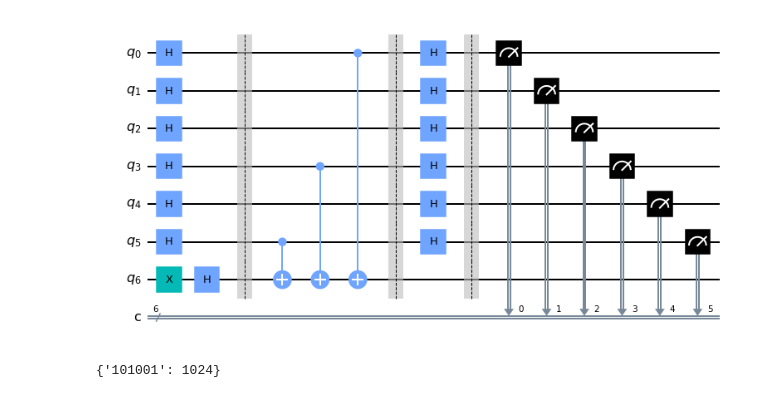
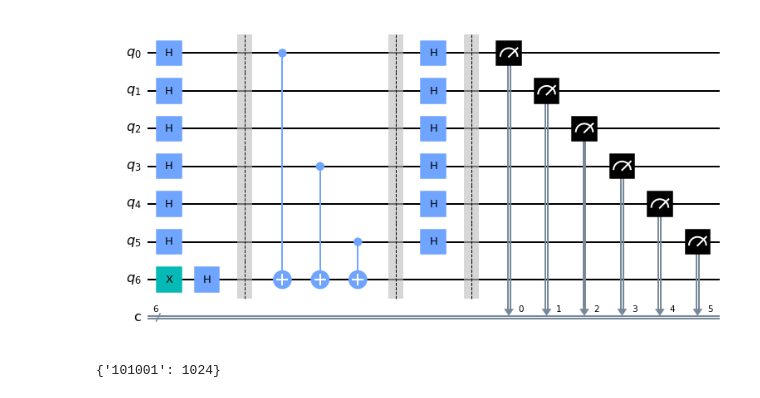
Before and after one commit to hmasum52/quantum-coding, a Jupyter notebook: qp-tutorial/coding-wth-qiskit/bernsein-varzirani.ipynb, the cells around one changed output. Cells and saved outputs as stored; diff of their text form; code cells hidden in the pictures.

```diff
--- a/qp-tutorial/coding-wth-qiskit/bernsein-varzirani.ipynb
+++ b/qp-tutorial/coding-wth-qiskit/bernsein-varzirani.ipynb
@@ -5,30 +7,42 @@ from qiskit.tools.visualization import *
 # %%
 secretnumber = '101001'
 # %%
-circuit = QuantumCircuit(6+1, 6)
+n = len(secretnumber) # lenght of the secret number
 
+# circuit = QuantumCircuit(6+1, 6)
+circuit = QuantumCircuit(n+1, n)
 
-circuit.h([0,1,2,3,4,5])
-circuit.x(6)
-circuit.h(6)
+# circuit.h([0,1,2,3,4,5])
+circuit.h(range(n))
+# circuit.x(6)
+circuit.x(n)
+# circuit.h(6)
+circuit.h(n)
 circuit.barrier()
 
+"""
 # check if 5th bit is 1
 circuit.cx(5,6)
-# to check if 3rd bit is 1
+# to check if 3rd bit is 1`
 circuit.cx(3,6)
 # to chekc if oth bit is 1
 circuit.cx(0,6)
+"""
+for idx, value in enumerate(reversed(secretnumber)):
+    if value == '1':
+        circuit.cx(idx, n) # create super position with n'th qubit
+
 circuit.barrier()
 
-circuit.h([0,1,2,3,4,5])
+circuit.h(range(n))
 circuit.barrier()
 
-circuit.measure([0,1,2,3,4,5], [0,1,2,3,4,5])
+#circuit.measure([0,1,2,3,4,5], [0,1,2,3,4,5])
+circuit.measure(range(n), range(n))
 
-circuit.draw(output='mpl')
+circuit.draw(output="mpl")
 # %% [output]
-[figure, old version]
+[figure, new version]
 # %%
 simulator = Aer.get_backend('qasm_simulator')
 job = execute(circuit, backend=simulator, shots=1024)
```
Also changed, not shown: parts of 1 cell of this notebook, 8 other files.
